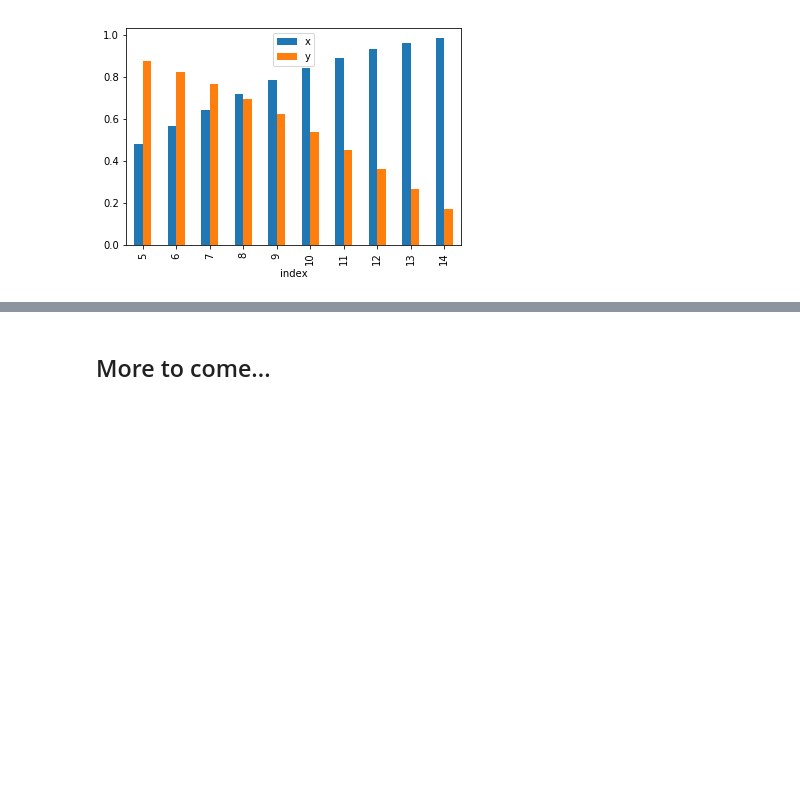
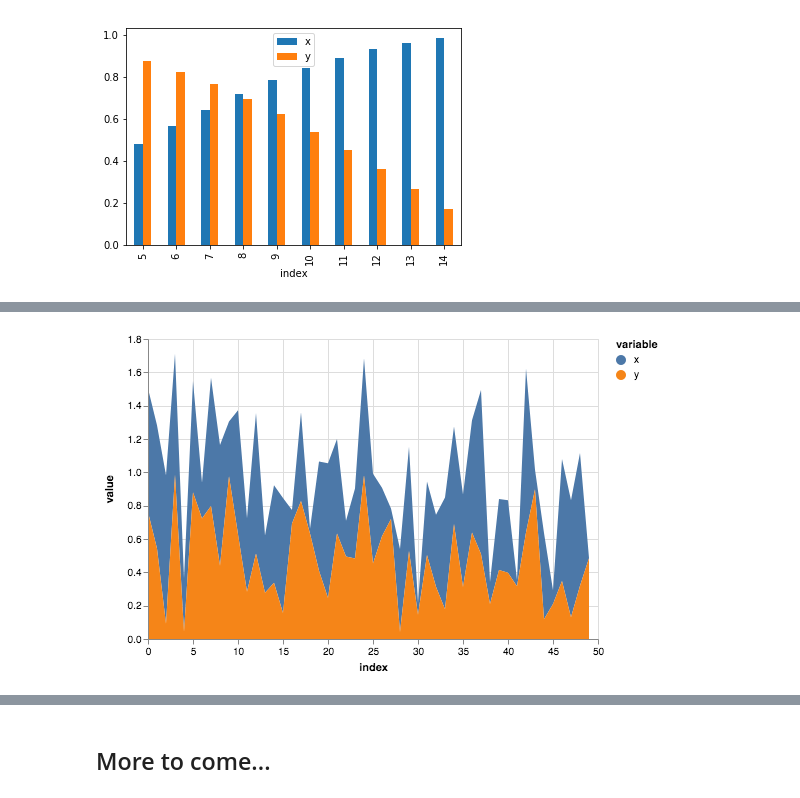
Before and after one commit to altair-viz/pdvega, a Jupyter notebook: notebooks/pdvega_example.ipynb, the cells around one changed output, grey strips where cells are left out. Cells and saved outputs as stored; diff of their text form; code cells hidden in the pictures; blank space fills up the shorter version.

```diff
--- a/notebooks/pdvega_example.ipynb
+++ b/notebooks/pdvega_example.ipynb
@@ -53,0 +76,3 @@ df.iloc[5:15].vgplot.bar()
+# %%
+df.vgplot.area()
+# %% [output]
@@ -53,0 +80 @@ df.iloc[5:15].vgplot.bar()
+[figure, added]
```
Also changed, not shown: parts of 11 cells of this notebook.
